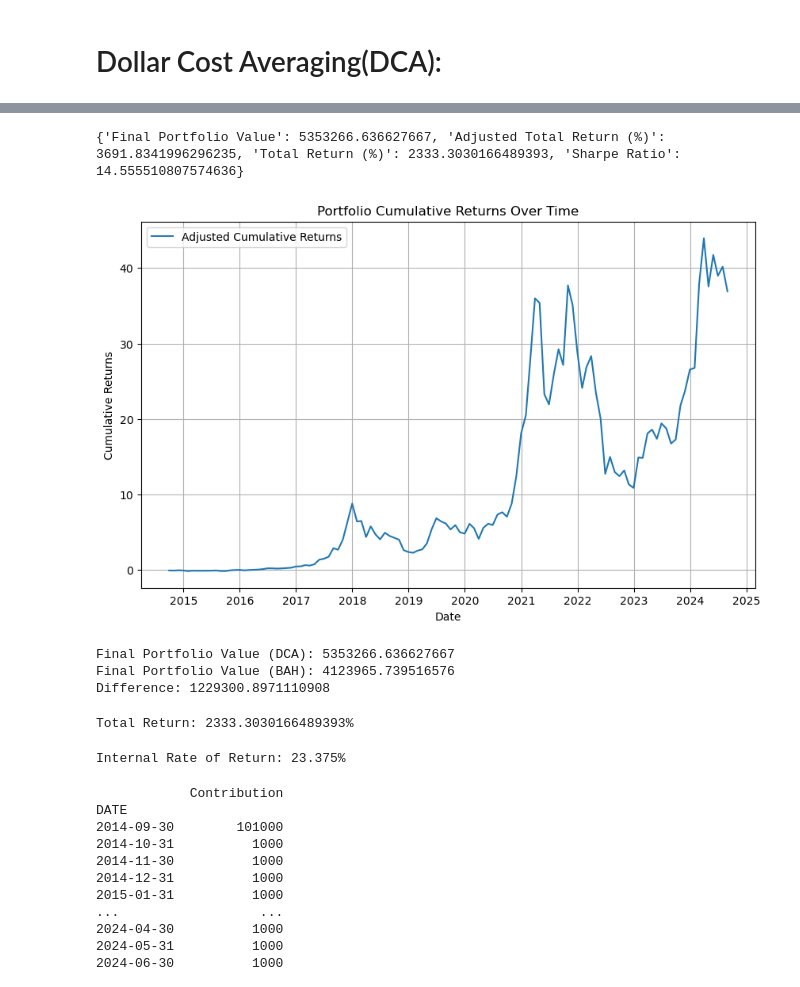
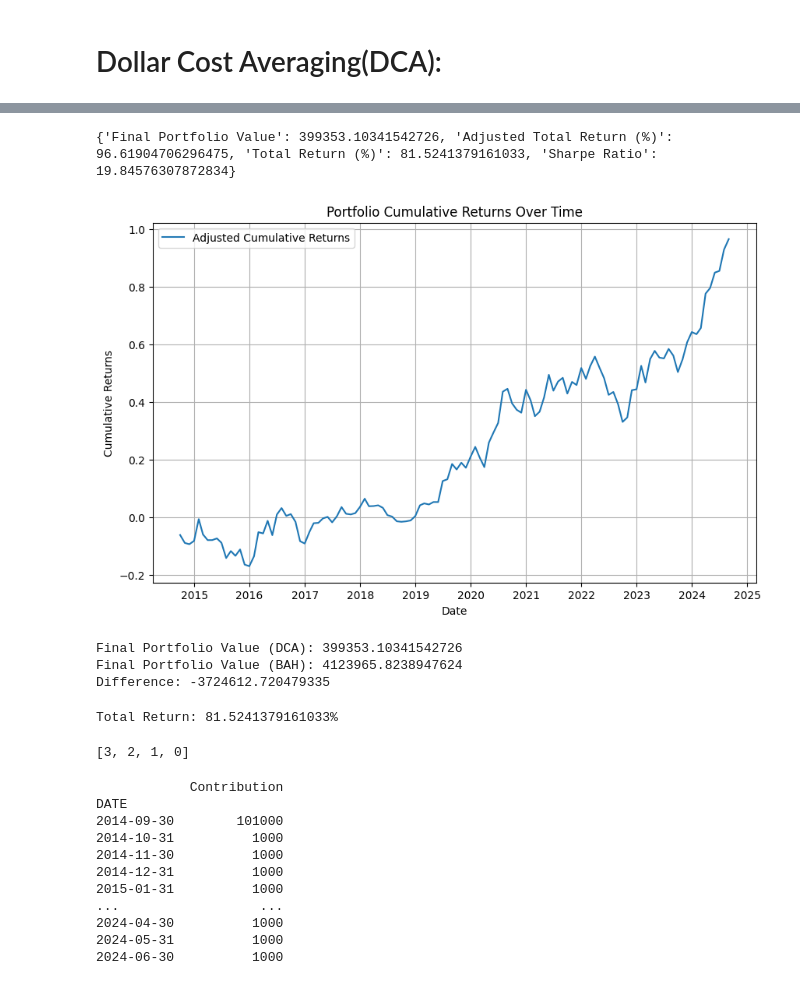
Before and after one commit to mathsuser/Investment_Strategy_Backtesting, a Jupyter notebook: notebooks/investment_management_fundamentals.ipynb, the cells around one changed output, grey strips where cells are left out. Saved outputs shown, nothing was run; the diff lists cells and outputs as text; code cells hidden in the pictures.

```diff
--- a/notebooks/investment_management_fundamentals.ipynb
+++ b/notebooks/investment_management_fundamentals.ipynb
@@ -88,6 +88,18 @@ What are the input data that I needed to run the backtest for each security?
 # %% [markdown]
 # Nominal returns vs Real (Inflation Adjusted) returns
 # %%
+def fetch_inflation_data(inflation_curve, start_date, end_date):
+    # Fetch data from FRED (Federal Reserve Economic Data)
+    url = 'https://fred.stlouisfed.org/graph/fredgraph.csv?id=' + inflation_curve
+    CPI_data = pd.read_csv(url, index_col=0, parse_dates=True)
+    CPI_data = CPI_data.loc[start_date:end_date]
+    CPI_data = CPI_data.reset_index()
+    inflation_df = CPI_data.copy()
+    inflation_df = inflation_df.reset_index(drop=True)
+
+    return inflation_df
+
+
 # Function to fetch historical data for a given ticker symbol within a specified date range
 def fetch_historical_data(ticker, start_date, end_date):
     # Download historical data using yfinance
@@ -1529,3 +1547,7 @@ class DCAInvestmentStrategy:
             "Sharpe Ratio": sharpe_ratio
         }
         return summary
+# %%
+weights = optimal_portfolio_df.copy()
+weights['Weight'] = [0, 0, 0, 1, 0]
+print(weights)
@@ -1531,0 +1561,7 @@ class DCAInvestmentStrategy:
+# %%
+# prompt: remove the BTC columns froù new df returns. store in new df
+
+new_df_returns_no_BTC = new_df_returns.drop('BTC-USD', axis=1)
+weights_no_BTC = weights.drop(weights[weights['Ticker'] == 'BTC-USD'].index)
+print(new_df_returns_no_BTC)
+print(weights_no_BTC)
@@ -1532,24 +1589,24 @@ class DCAInvestmentStrategy:
 # %%
 # Run the DCA strategy
 
 # Create the strategy object
 rf = 0.01
 monthly_contribution = 1000
 #benchmark_returns = pd.Series(new_df_returns['SPY'], index=new_df_returns.index)
-DCA_strategy = DCAInvestmentStrategy(optimal_portfolio_df, initial_investment, new_df_returns, monthly_contribution, rf)
-
+#DCA_strategy = DCAInvestmentStrategy(weights, initial_investment, new_df_returns, monthly_contribution, rf)
+DCA_strategy = DCAInvestmentStrategy(weights_no_BTC, initial_investment, new_df_returns_no_BTC, monthly_contribution, rf)
 
 # Run the strategy
 DCA_strategy.run_strategy()
 
 # Get performance summary
 print(DCA_strategy.get_performance_summary())
 
 # Plot cumulative returns
 DCA_strategy.plot_cumulative_returns()
 # %% [output]
-{'Final Portfolio Value': 5353266.636627667, 'Adjusted Total Return (%)': 3691.8341996296235, 'Total Return (%)': 2333.3030166489393, 'Sharpe Ratio': 14.555510807574636}
+{'Final Portfolio Value': 399353.10341542726, 'Adjusted Total Return (%)': 96.61904706296475, 'Total Return (%)': 81.5241379161033, 'Sharpe Ratio': 19.84576307872834}
-[figure, old version]
+[figure, new version]
 # %%
 
 DCA_performance_summary = DCA_strategy.get_performance_summary()
@@ -1564,14 +1621,14 @@ print(f"Final Portfolio Value (BAH): {Buy_hold_final_portfolio_value}")
 difference = DCA_final_portfolio_value - Buy_hold_final_portfolio_value
 print(f"Difference: {difference}")
 # %% [output]
-Final Portfolio Value (DCA): 5353266.636627667
-Final Portfolio Value (BAH): 4123965.739516576
-Difference: 1229300.8971110908
+Final Portfolio Value (DCA): 399353.10341542726
+Final Portfolio Value (BAH): 4123965.8238947624
+Difference: -3724612.720479335
 # %%
 DCA_total_return = DCA_strategy.calculate_total_return()
 print(f"Total Return: {DCA_total_return}%")
 # %% [output]
-Total Return: 2333.3030166489393%
+Total Return: 81.5241379161033%
 # %%
 
 def npv(cashflows, rate):
@@ -1586,9 +1643,9 @@ def npv(cashflows, rate):
     Returns:
     - NPV: The net present value.
     """
-    return sum([cf / (1 + rate) ** i for i, cf in enumerate(cashflows)])
+    return sum([cf * (1 + rate) ** (len(cashflows)-1 - i) for i, cf in enumerate(cashflows)])
 
-def irr_solver(cashflows, guess=10):
+def irr_solver(cashflows,final_value, guess=0.1):
     """
     Solve for the Internal Rate of Return (IRR) that makes the NPV of cash flows equal to zero.
 
@@ -1602,7 +1659,7 @@ def irr_solver(cashflows, guess=10):
     """
     # Define the equation to solve: npv(cashflows, rate) = 0
     def equation(rate):
-        return npv(cashflows, rate)
+        return npv(cashflows, rate)-final_value
 
     # Use fsolve to solve the equation
     irr = fsolve(equation, guess)[0]
@@ -1610,11 +1667,13 @@ def irr_solver(cashflows, guess=10):
     return irr
 
 # Example Test Case
-cashflows = [-10000, 5000, 5000, 5000]  # Initial investment and subsequent inflows
-irr = irr_solver(cashflows)
-print(f"Internal Rate of Return: {irr * 100:.3f}%")
+#cashflows = [-10000, 5000, 5000, 5000]  # Initial investment and subsequent inflows
+#irr = irr_solver(cashflows)
+#print(f"Internal Rate of Return: {irr * 100:.3f}%")
-# %% [output]
-Internal Rate of Return: 23.375%
+# %%
+[ (len(cashflows)-1 - i) for i, cf in enumerate(cashflows)]
+# %% [output]
+[3, 2, 1, 0]
 # %%
 # Assuming 'new_df_returns' is your DataFrame with returns and dates as index
 contributions_df = pd.DataFrame(index=new_df_returns.index)
```
Also changed, not shown: parts of 42 cells of this notebook.
